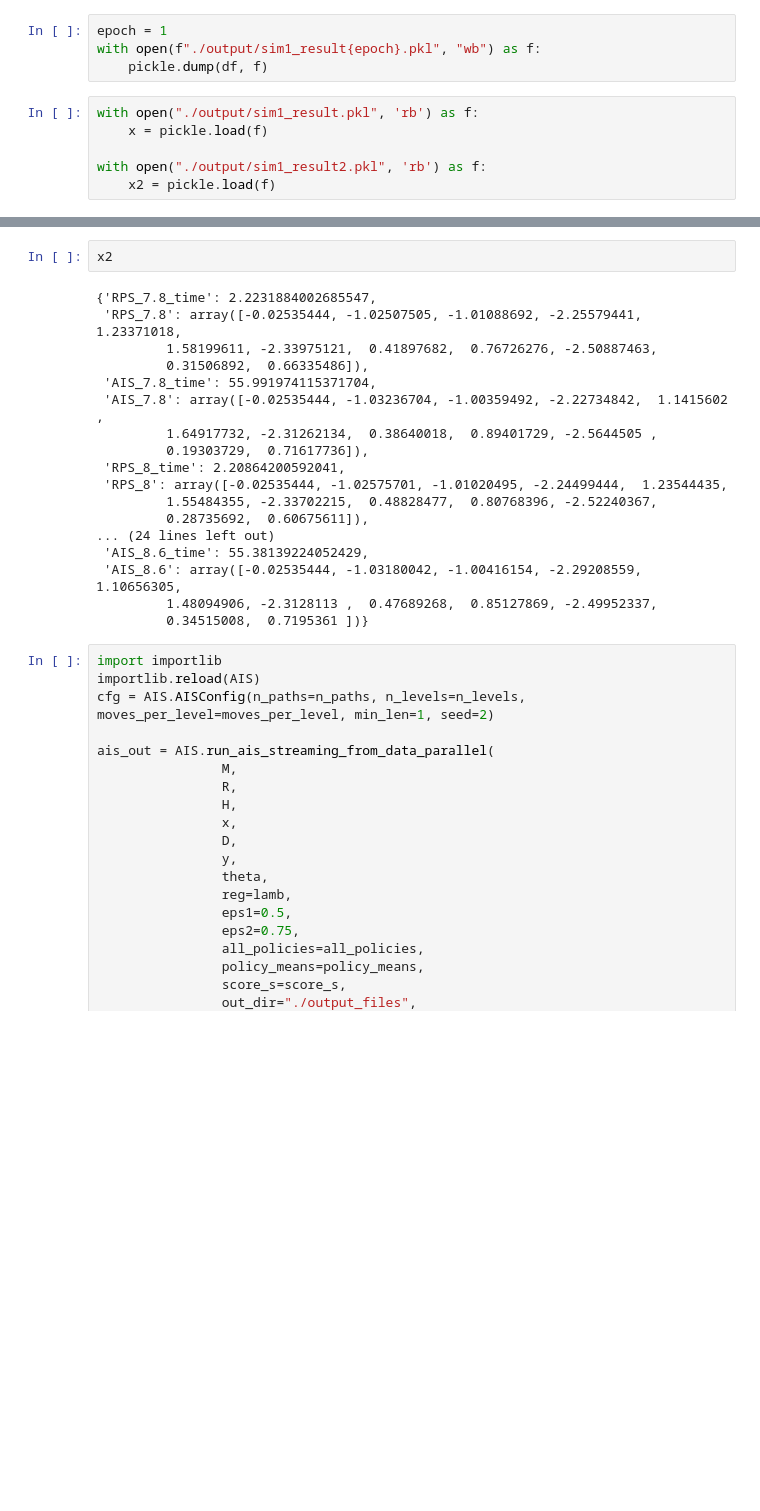
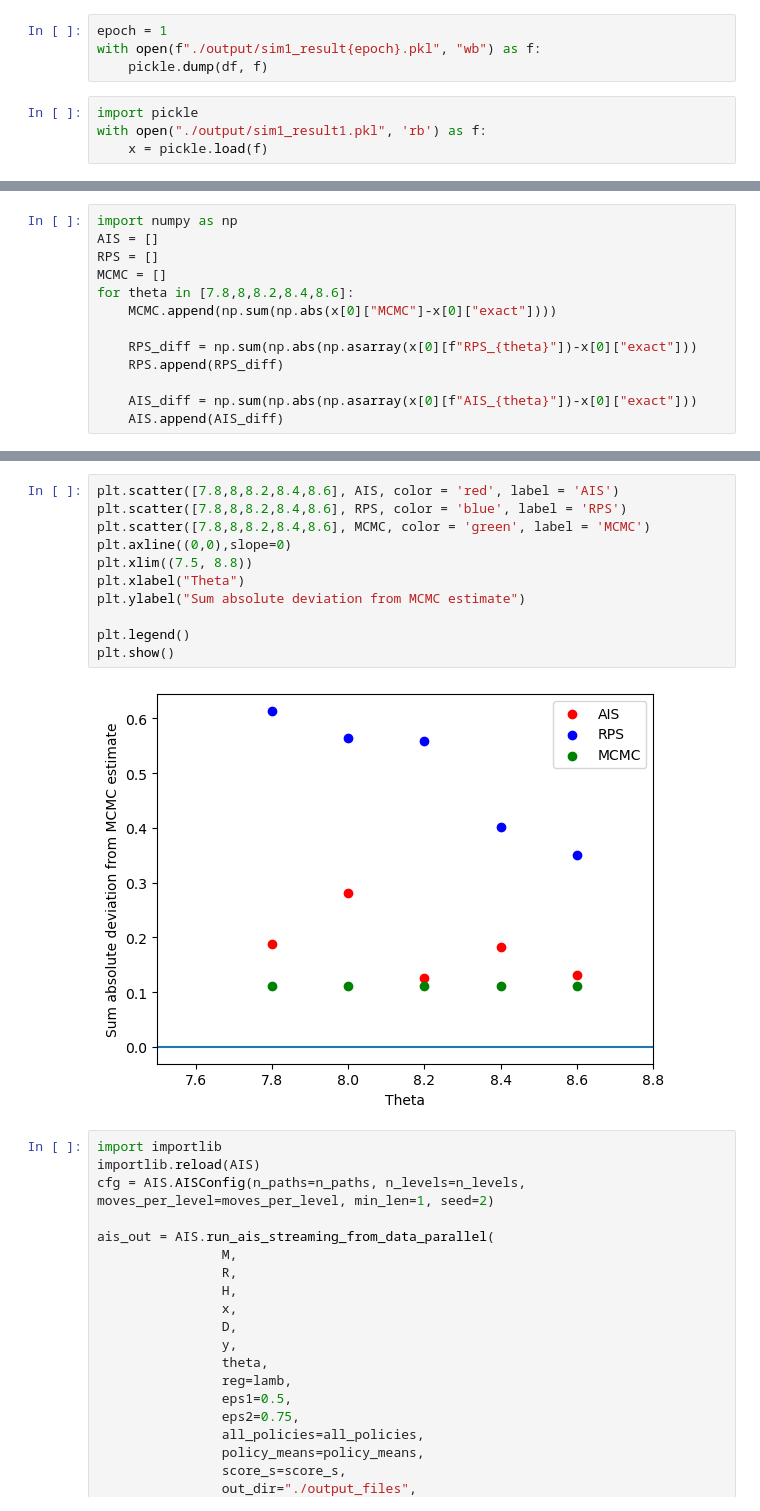
Before and after one commit to fyy2025/RHS-X, a Jupyter notebook: Code/simulation1.ipynb, the cells around one changed output, grey strips where cells are left out. Drawn from its saved outputs; the diff is of its cells as text; blank space fills up the shorter version.

```diff
--- a/Code/simulation1.ipynb
+++ b/Code/simulation1.ipynb
@@ -391,9 +391,7 @@ epoch = 1
 with open(f"./output/sim1_result{epoch}.pkl", "wb") as f:
     pickle.dump(df, f)
 # %%
-with open("./output/sim1_result.pkl", 'rb') as f:
+import pickle
+with open("./output/sim1_result1.pkl", 'rb') as f:
     x = pickle.load(f)
-
-with open("./output/sim1_result2.pkl", 'rb') as f:
-    x2 = pickle.load(f)
 # %%
@@ -418,0 +403,13 @@ x
+# %%
+import numpy as np
+AIS = []
+RPS = []
+MCMC = []
+for theta in [7.8,8,8.2,8.4,8.6]:
+    MCMC.append(np.sum(np.abs(x[0]["MCMC"]-x[0]["exact"])))
+
+    RPS_diff = np.sum(np.abs(np.asarray(x[0][f"RPS_{theta}"])-x[0]["exact"]))
+    RPS.append(RPS_diff)
+
+    AIS_diff = np.sum(np.abs(np.asarray(x[0][f"AIS_{theta}"])-x[0]["exact"]))
+    AIS.append(AIS_diff)
@@ -419,23 +432,16 @@ x
 # %%
-x2
+plt.scatter([7.8,8,8.2,8.4,8.6], AIS, color = 'red', label = 'AIS')
+plt.scatter([7.8,8,8.2,8.4,8.6], RPS, color = 'blue', label = 'RPS')
+plt.scatter([7.8,8,8.2,8.4,8.6], MCMC, color = 'green', label = 'MCMC')
+plt.axline((0,0),slope=0)
+plt.xlim((7.5, 8.8))
+plt.xlabel("Theta")
+plt.ylabel("Sum absolute deviation from MCMC estimate")
+
+plt.legend()
+plt.show()
 # %% [output]
-{'RPS_7.8_time': 2.2231884002685547,
- 'RPS_7.8': array([-0.02535444, -1.02507505, -1.01088692, -2.25579441,  1.23371018,
-         1.58199611, -2.33975121,  0.41897682,  0.76726276, -2.50887463,
-         0.31506892,  0.66335486]),
- 'AIS_7.8_time': 55.991974115371704,
- 'AIS_7.8': array([-0.02535444, -1.03236704, -1.00359492, -2.22734842,  1.1415602 ,
-         1.64917732, -2.31262134,  0.38640018,  0.89401729, -2.5644505 ,
-         0.19303729,  0.71617736]),
- 'RPS_8_time': 2.20864200592041,
- 'RPS_8': array([-0.02535444, -1.02575701, -1.01020495, -2.24499444,  1.23544435,
-         1.55484355, -2.33702215,  0.48828477,  0.80768396, -2.52240367,
-         0.28735692,  0.60675611]),
-... (24 lines left out)
- 'AIS_8.6_time': 55.38139224052429,
- 'AIS_8.6': array([-0.02535444, -1.03180042, -1.00416154, -2.29208559,  1.10656305,
-         1.48094906, -2.3128113 ,  0.47689268,  0.85127869, -2.49952337,
-         0.34515008,  0.7195361 ])}
+[figure, added]
 # %%
 import importlib
 importlib.reload(AIS)
```
Also changed, not shown: parts of 3 cells of this notebook, 1 other file.
